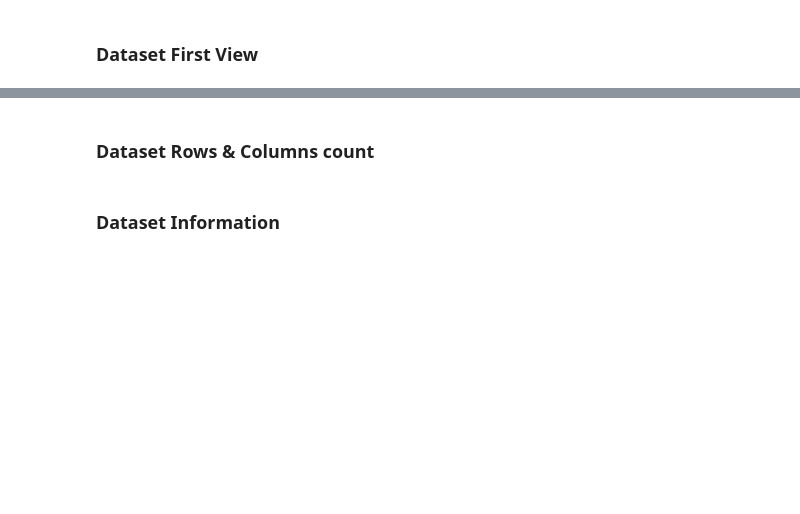
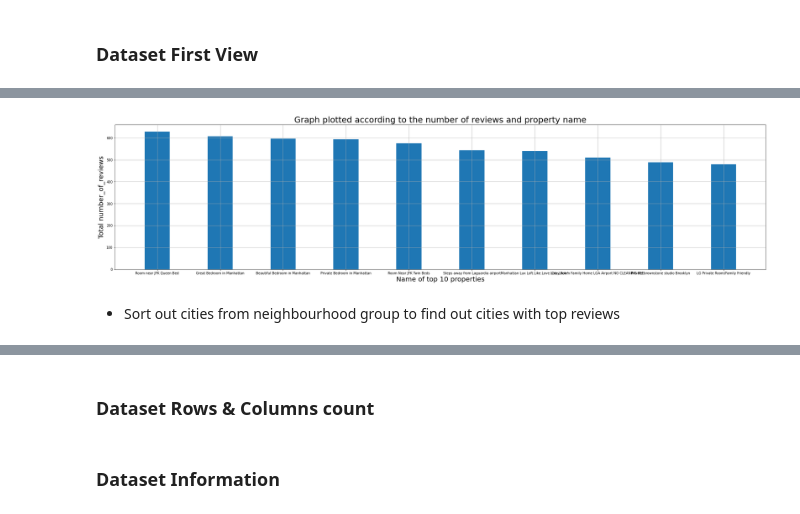
Before and after one commit to hshamaji/capstone_project_1--AirBnb-Booking-Analysis, a Jupyter notebook: Copy_of_Sample_EDA_Submission_Template.ipynb, the cells around one changed output, grey strips where cells are left out. Drawn from its saved outputs; the diff is of its cells as text; code cells hidden in the pictures; blank space fills up the shorter version.

```diff
--- a/Copy_of_Sample_EDA_Submission_Template.ipynb
+++ b/Copy_of_Sample_EDA_Submission_Template.ipynb
@@ -92,5 +114,9 @@ drive.mount('/content/drive')
 ### Dataset First View
 # %%
 # Dataset First Look
-path='/content/drive/MyDrive/Colab-Practice/Airbnb NYC 2019.csv'
-df=pd.read_csv(path)
+'''path='/content/drive/MyDrive/Colab-Practice/Airbnb NYC 2019.csv'
+df=pd.read_csv(path)'''
+
+url='https://drive.google.com/file/d/1ioU5r9KEYSfwgfUi22SclVkx4l1a_8ou/view?usp=sharing'
+url='https://drive.google.com/uc?id=' + url.split('/')[-2]
+df = pd.read_csv(url)
@@ -101,0 +209,5 @@ df['name'].value_counts()
+# %%
+#Sorting out neighbourhood_group according to number of reviews
+neigh_group_max_reviews=df.groupby(['name','host_name','neighbourhood_group'])['number_of_reviews'].max().reset_index()                   #checking the maximum counts of each neighbourhood according to their reviews
+for_plot_neighbourhood=neigh_group_max_reviews.sort_values(by='number_of_reviews', ascending=False,ignore_index=True)[:10]  #sorting the neighbourhood group according to their reviews
+for_plot_neighbourhood
@@ -101,0 +226,15 @@ df['name'].value_counts()
+# %%
+#Plotting bar graphs for neighbourhood_group that has maximum reviews
+plt.rcParams['figure.figsize'] = (35, 8)
+width=0.4
+x=for_plot_neighbourhood['name']
+y=for_plot_neighbourhood['number_of_reviews']
+plt.bar(x,y,width)
+plt.title('Graph plotted according to the number of reviews and property name',fontsize=25)
+plt.ylabel('Total number_of_reviews',fontsize=20)
+plt.xlabel('Name of top 10 properties',fontsize=20)
+plt.grid()
+# %% [output]
+[figure, added]
+# %% [markdown]
+* Sort out cities from neighbourhood group to find out cities with top reviews
```
Also changed, not shown: parts of 53 cells of this notebook.
